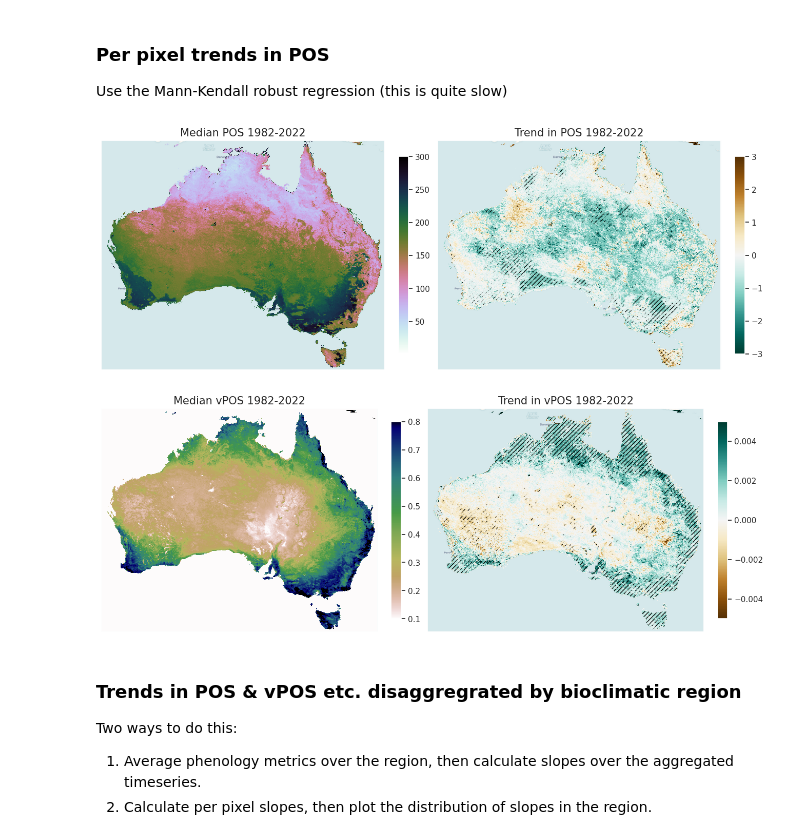
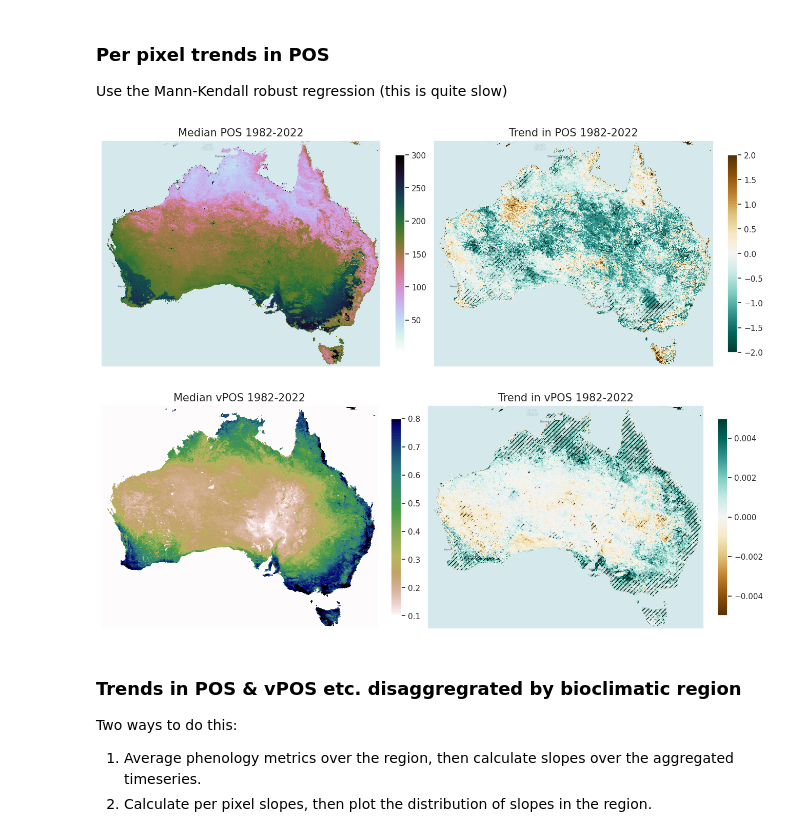
Before and after one commit to cbur24/climate-carbon-interactions, a Jupyter notebook: notebooks/analysis/Seasonality.ipynb, the cells around one changed output. Saved outputs shown, nothing was run; the diff lists cells and outputs as text; code cells hidden in the pictures.

```diff
--- a/notebooks/analysis/Seasonality.ipynb
+++ b/notebooks/analysis/Seasonality.ipynb
@@ -148,35 +148,35 @@ vpos_trends = Mann_Kendall_test(doy['vPOS'].rename({'year':'time'}),
 # %%
 sb.set(font_scale=1.0)
 vmin=1
 vmax=300
 font=15
 
 fig,ax = plt.subplots(1,2, figsize=(13,6), sharex=True, sharey=True, layout='constrained')
 for a,i in zip(ax.reshape(-1), range(0,2)):
     if i==0:
         im = doy['POS'].where(doy['POS']>20).median('year').plot(cmap='cubehelix_r',
                                     vmin=vmin, vmax=vmax, ax=a, add_labels=False, add_colorbar=False)
         ctx.add_basemap(a, source=ctx.providers.CartoDB.Voyager, crs='EPSG:4326', attribution='', attribution_size=1)
         cb = fig.colorbar(im, ax=a, shrink=0.65, orientation='vertical', label='')
         a.set_title('Median POS 1982-2022', fontsize=font)
 
     if i==1:
         # im = pos_trends.trend.plot(vmin=-2,vmax=2, ax=a, add_labels=False, cmap='BrBG_r', add_colorbar=False)
         t = pos_trends.trend.where((pos_trends.trend>-0.02) | (pos_trends.trend<-0.03))
-        im = t.plot(vmin=-3, vmax=3, ax=a, add_labels=False, cmap='BrBG_r', add_colorbar=False)
+        im = t.plot(vmin=-2, vmax=2, ax=a, add_labels=False, cmap='BrBG_r', add_colorbar=False)
 
         cb = fig.colorbar(im, ax=a, shrink=0.65, orientation='vertical', label='')
         xr.plot.contourf(pos_trends.trend.where(pos_trends.signif), ax=a, alpha=0, hatches=['////'], add_colorbar=False)
         ctx.add_basemap(a, source=ctx.providers.CartoDB.Voyager, crs='EPSG:4326', attribution='', attribution_size=1)
         a.set_title('Trend in POS 1982-2022', fontsize=font)
 
     a.set_yticklabels([])
     a.set_ylabel('')
     a.set_xlabel('')
     a.set_xticklabels([]);
 fig.savefig("/g/data/os22/chad_tmp/climate-carbon-interactions/results/figs/POS_"+var+"_per_pixel_trends.png", bbox_inches='tight', dpi=300)
 # %% [output]
-[figure, old version]
+[figure, new version]
 # %%
 sb.set(font_scale=1.0)
 fig,ax = plt.subplots(1,2, figsize=(13,6), sharex=True, sharey=True, layout='constrained')
@@ -206,7 +206,7 @@ for a,i in zip(ax.reshape(-1), range(0,2)):
 fig.savefig("/g/data/os22/chad_tmp/climate-carbon-interactions/results/figs/vPOS_"+var+"_per_pixel_trends.png",
             bbox_inches='tight', dpi=300)
 # %% [output]
-[figure, old version]
+[figure, new version]
 # %% [markdown]
 ### Trends in POS & vPOS etc. disaggregrated by bioclimatic region
 
```
Also changed, not shown: parts of 16 cells of this notebook, 2 other files.
